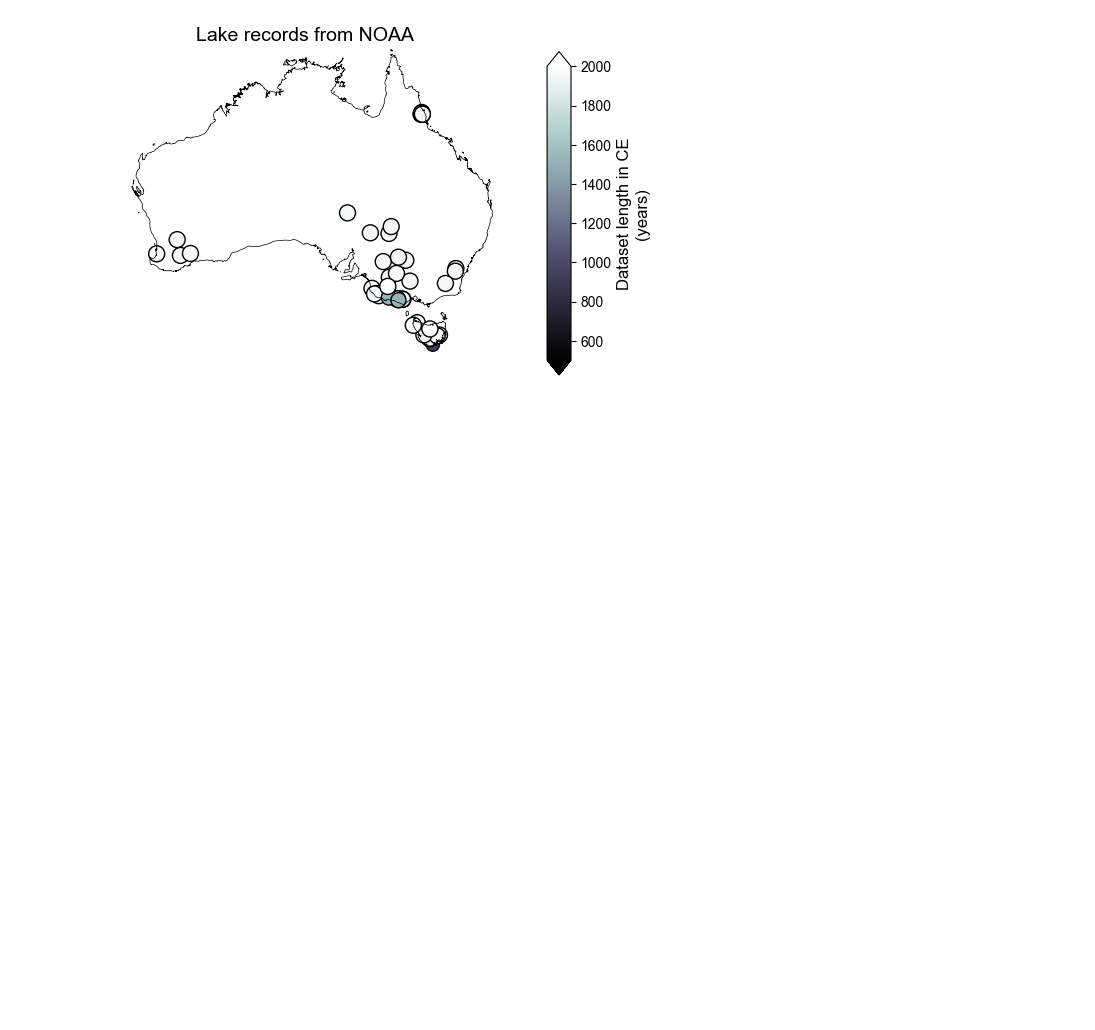
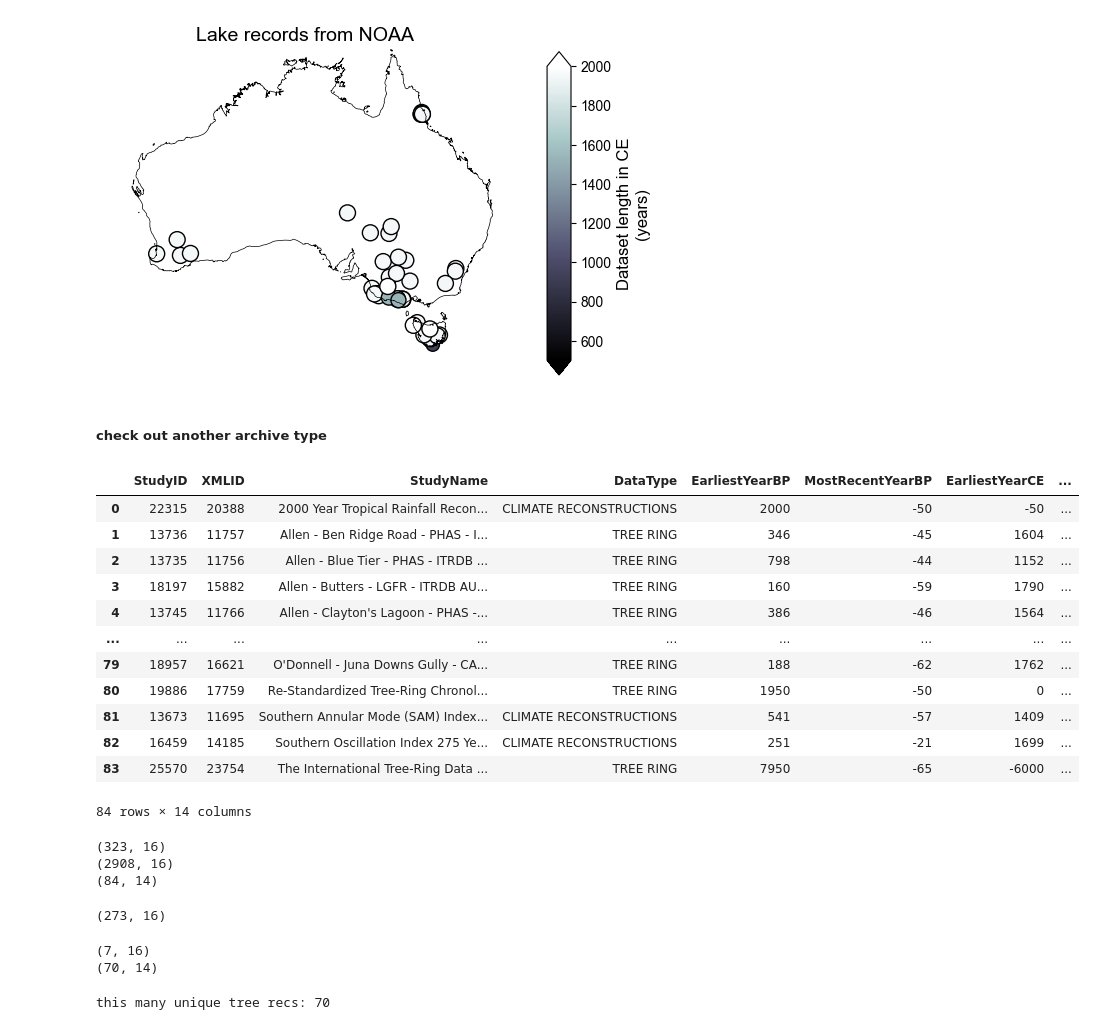
Before and after one commit to georgyfalster/2k, a Jupyter notebook: pyleoTUPS_aus_lakes.ipynb, the cells around one changed output. Cells and saved outputs as stored; diff of their text form; code cells hidden in the pictures; blank space fills up the shorter version.

```diff
--- a/pyleoTUPS_aus_lakes.ipynb
+++ b/pyleoTUPS_aus_lakes.ipynb
@@ -240,3 +241,25 @@ cbar = fig.colorbar(im, cax=cax, extend='both')
 cbar.set_label(label, fontsize=12)
 # %% [output]
 [figure]
+# %% [markdown]
+##### check out another archive type
+# %%
+# idk how many tree records there are for Australia on NOAA but I guess I'm about to find out
+aus_tree_ds = Dataset()
+
+# get lakes (NOAA code 13) on the Australian continent
+aus_tree_ds.search_studies(max_lat=maxlat, min_lat=minlat, max_lon=maxlon, min_lon=minlon, data_type_id=18)
+# %% [output]
+|  | StudyID | XMLID | StudyName | DataType | EarliestYearBP | MostRecentYearBP | EarliestYearCE | ... |
+| 0 | 22315 | 20388 | 2000 Year Tropical Rainfall Recon... | CLIMATE RECONSTRUCTIONS | 2000 | -50 | -50 | ... |
+| 1 | 13736 | 11757 | Allen - Ben Ridge Road - PHAS - I... | TREE RING | 346 | -45 | 1604 | ... |
+| 2 | 13735 | 11756 | Allen - Blue Tier - PHAS - ITRDB ... | TREE RING | 798 | -44 | 1152 | ... |
+| 3 | 18197 | 15882 | Allen - Butters - LGFR - ITRDB AU... | TREE RING | 160 | -59 | 1790 | ... |
+| 4 | 13745 | 11766 | Allen - Clayton's Lagoon - PHAS -... | TREE RING | 386 | -46 | 1564 | ... |
+| ... | ... | ... | ... | ... | ... | ... | ... | ... |
+| 79 | 18957 | 16621 | O'Donnell - Juna Downs Gully - CA... | TREE RING | 188 | -62 | 1762 | ... |
+| 80 | 19886 | 17759 | Re-Standardized Tree-Ring Chronol... | TREE RING | 1950 | -50 | 0 | ... |
+| 81 | 13673 | 11695 | Southern Annular Mode (SAM) Index... | CLIMATE RECONSTRUCTIONS | 541 | -57 | 1409 | ... |
+| 82 | 16459 | 14185 | Southern Oscillation Index 275 Ye... | CLIMATE RECONSTRUCTIONS | 251 | -21 | 1699 | ... |
+| 83 | 25570 | 23754 | The International Tree-Ring Data ... | TREE RING | 7950 | -65 | -6000 | ... |
+84 rows × 14 columns
@@ -242,0 +276,43 @@ cbar.set_label(label, fontsize=12)
+# %%
+print(tree_dat_df.shape)
+print(tree_sites_df.shape)
+print(tree_sum_df.shape)
+# %% [output]
+(323, 16)
+(2908, 16)
+(84, 14)
+# %%
+# restrict to records on the Australian continent
+tree_dat_df['Latitude'] = pd.to_numeric(tree_dat_df['Latitude'], errors='coerce')
+tree_dat_df['Longitude'] = pd.to_numeric(tree_dat_df['Longitude'], errors='coerce')
+
+# filter
+tree_dat_df = tree_dat_df[
+    (tree_dat_df['Latitude'] >= minlat) & (tree_dat_df['Latitude'] <= maxlat) &
+    (tree_dat_df['Longitude'] >= minlon) & (tree_dat_df['Longitude'] <= maxlon)
+]
+print(tree_dat_df.shape)
+# %% [output]
+(273, 16)
+# %%
+# filter the site details according to the Australian lat/lon identified above
+studyIDs = set(tree_dat_df['StudyID'])
+tree_sum_df = tree_sum_df[tree_sum_df['StudyID'].isin(studyIDs)]
+
+siteIDs = set(tree_dat_df['SiteID'])
+tree_sites_df = tree_sites_df[tree_sites_df['SiteID'].isin(siteIDs)]
+
+print(tree_sites_df.shape)
+print(tree_sum_df.shape)
+# %% [output]
+(7, 16)
+(70, 14)
+# %%
+# seems a bit more complicated here, filtering for 'unique records' - maybe because of how tree ring records are constructed?
+# in any case, doesn't seem to be a consisent 'site name'
+# case in point, Ben Ridge Road
+
+unique_tree_recs = tree_sum_df.drop_duplicates(subset='StudyName', keep='first')
+print(f"this many unique tree recs: {unique_tree_recs.shape[0]}")
+# %% [output]
+this many unique tree recs: 70
```
Also changed, not shown: parts of 10 cells of this notebook.
